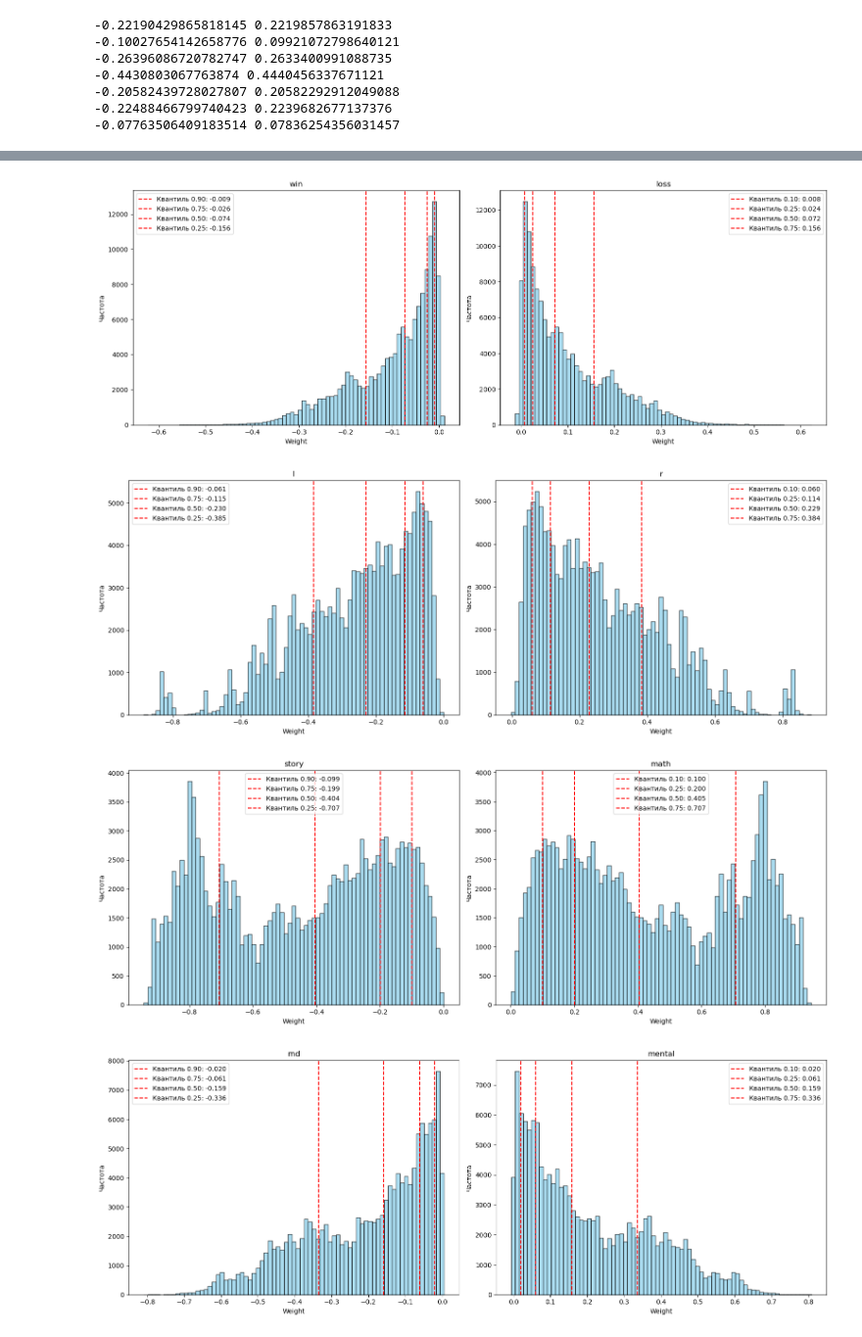
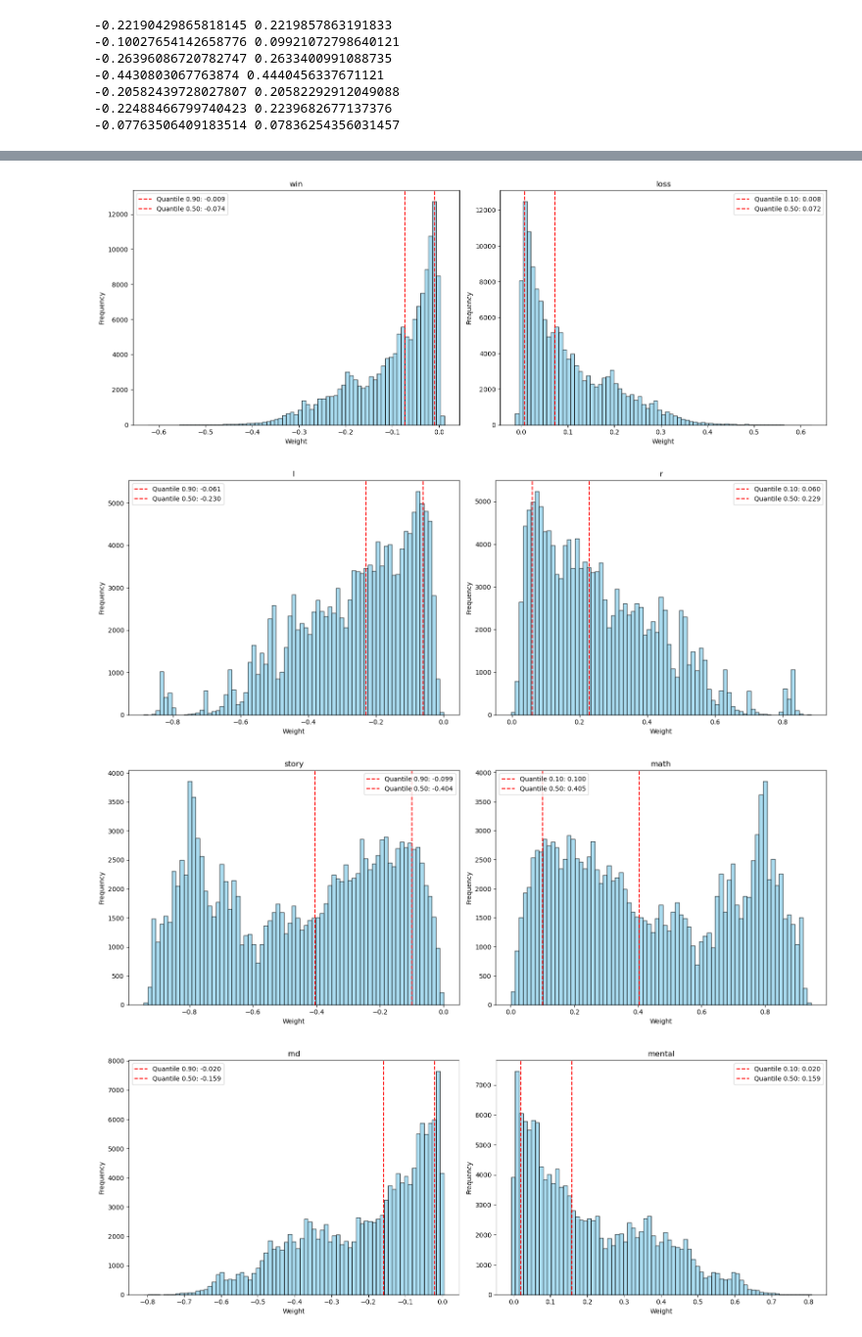
Before and after one commit to Daniil-Vlasenko/HSE_HCP_fMRI_ensemble_graphs, a Jupyter notebook: code/Python/edges_exploring.ipynb, the cells around one changed output, grey strips where cells are left out. Shown at 98% size. Drawn from its saved outputs; the diff is of its cells as text; code cells hidden in the pictures.

```diff
--- a/code/Python/edges_exploring.ipynb
+++ b/code/Python/edges_exploring.ipynb
@@ -52,39 +58,47 @@ print(numpy.mean(numpy.load(paths.average_network_emotion[0])), numpy.mean(numpy
 # %%
-# Посмотрим на распределение весов перед фильтрацией
 import matplotlib.pyplot as plt
+import numpy as np
+import paths
 
 def weight_distribution(file0, file1, quantiles, bins=75):
-    """"""
+    """
+    Изображение распределений весов ребер двух ансамблевых графов.
+
+    :param file0: Файл графа первого состояния.
+    :param file1: Файл графа второго состояния.
+    :param quantiles: Квантили, которые нужно изобразить.
+    :param bins: Число столбцов в гистограмме.
+    :return:
+    """
     fig, axes = plt.subplots(1, 2, figsize=(16, 6))
-    matrices = [numpy.load(file0), numpy.load(file1)]
+    matrices = [np.load(file0), np.load(file1)]
     titles = [file0.split('/')[-1][:-4], file1.split('/')[-1][:-4]]
 
-    for ax, mat, title, qs in zip(axes, matrices, titles, [1 - numpy.array(quantiles), numpy.array(quantiles)]):
-        # Создаем копию, чтобы не изменять оригинал, и заменяем диагональные элементы на NaN
-        numpy.fill_diagonal(mat, numpy.nan)
-
+    for ax, mat, title, qs in zip(axes, matrices, titles, [1 - np.array(quantiles), np.array(quantiles)]):
+        # Заменяем диагональные элементы на NaN
+        np.fill_diagonal(mat, np.nan)
         # Получаем веса в виде одномерного массива и отфильтровываем NaN
         weights = mat.flatten()
-        weights = weights[~numpy.isnan(weights)]
+        weights = weights[~np.isnan(weights)]
 
         # Вычисляем заданный квантиль
-        q_values = numpy.quantile(weights, qs)
+        q_values = np.quantile(weights, qs)
 
         # Строим гистограмму распределения весов
         ax.hist(weights, bins=bins, alpha=0.7, color='skyblue', edgecolor='black')
         for q, q_value in zip(qs, q_values):
             ax.axvline(q_value, color='red', linestyle='dashed', linewidth=1.5,
-                       label=f'Квантиль {q:.2f}: {q_value:.3f}')
+                       label=f'Quantile {q:.2f}: {q_value:.3f}')
 
         ax.set_xlabel('Weight')
-        ax.set_ylabel('Частота')
+        ax.set_ylabel('Frequency')
         ax.set_title(title)
         ax.legend()
 
     plt.tight_layout()
     plt.show()
 # %%
-quantiles = [0.1, 0.25, 0.5, 0.75]
+quantiles = [0.1, 0.5]
 weight_distribution(paths.average_network_wm[0], paths.average_network_wm[1], quantiles)
 weight_distribution(paths.average_network_gambling[0], paths.average_network_gambling[1], quantiles)
 weight_distribution(paths.average_network_motor[0], paths.average_network_motor[1], quantiles)
@@ -97,4 +111,4 @@ weight_distribution(paths.average_network_emotion[0], paths.average_network_emot
-[figure, old version]
+[figure, new version]
-[figure, old version]
+[figure, new version]
-[figure, old version]
+[figure, new version]
-[figure, old version]
+[figure, new version]
```
Also changed, not shown: parts of 14 cells of this notebook.
